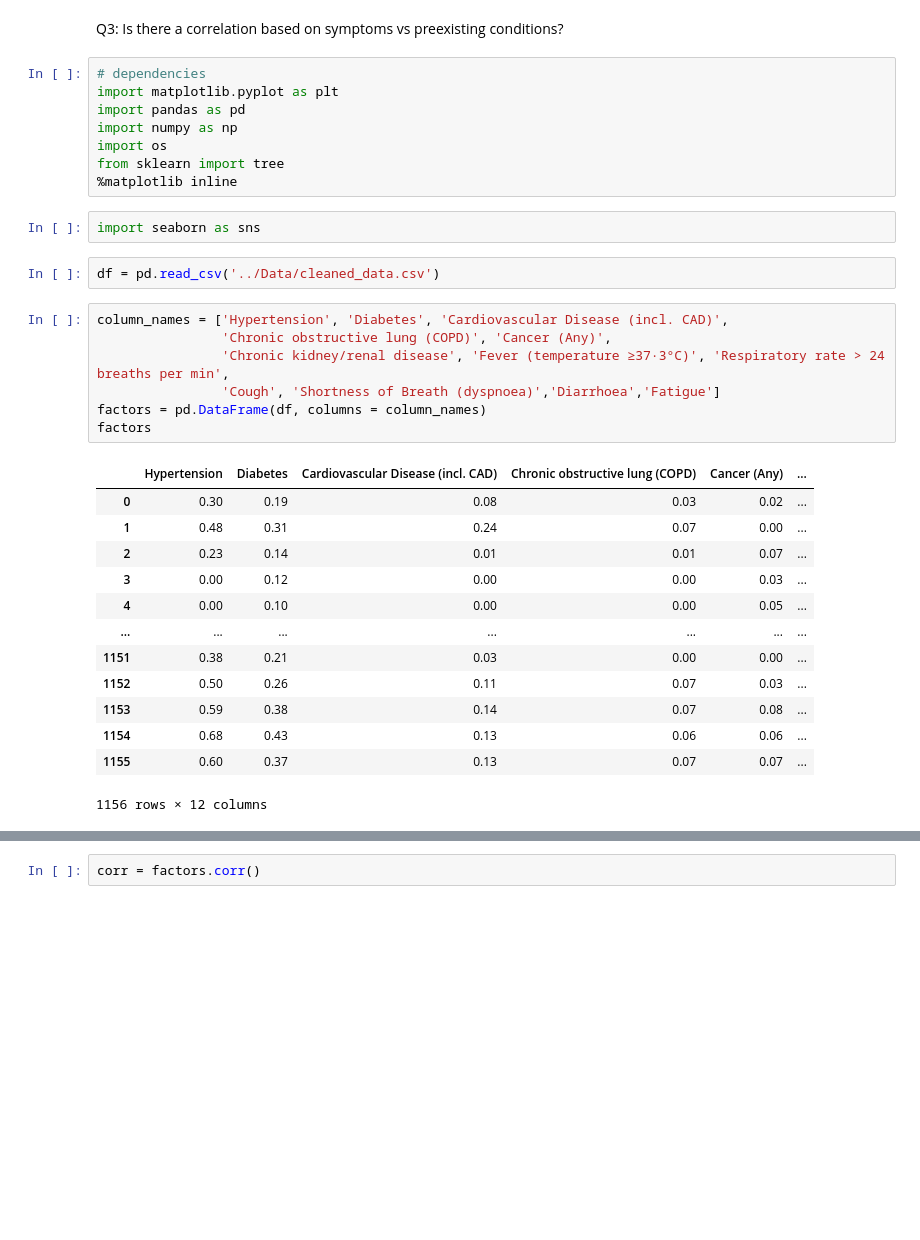
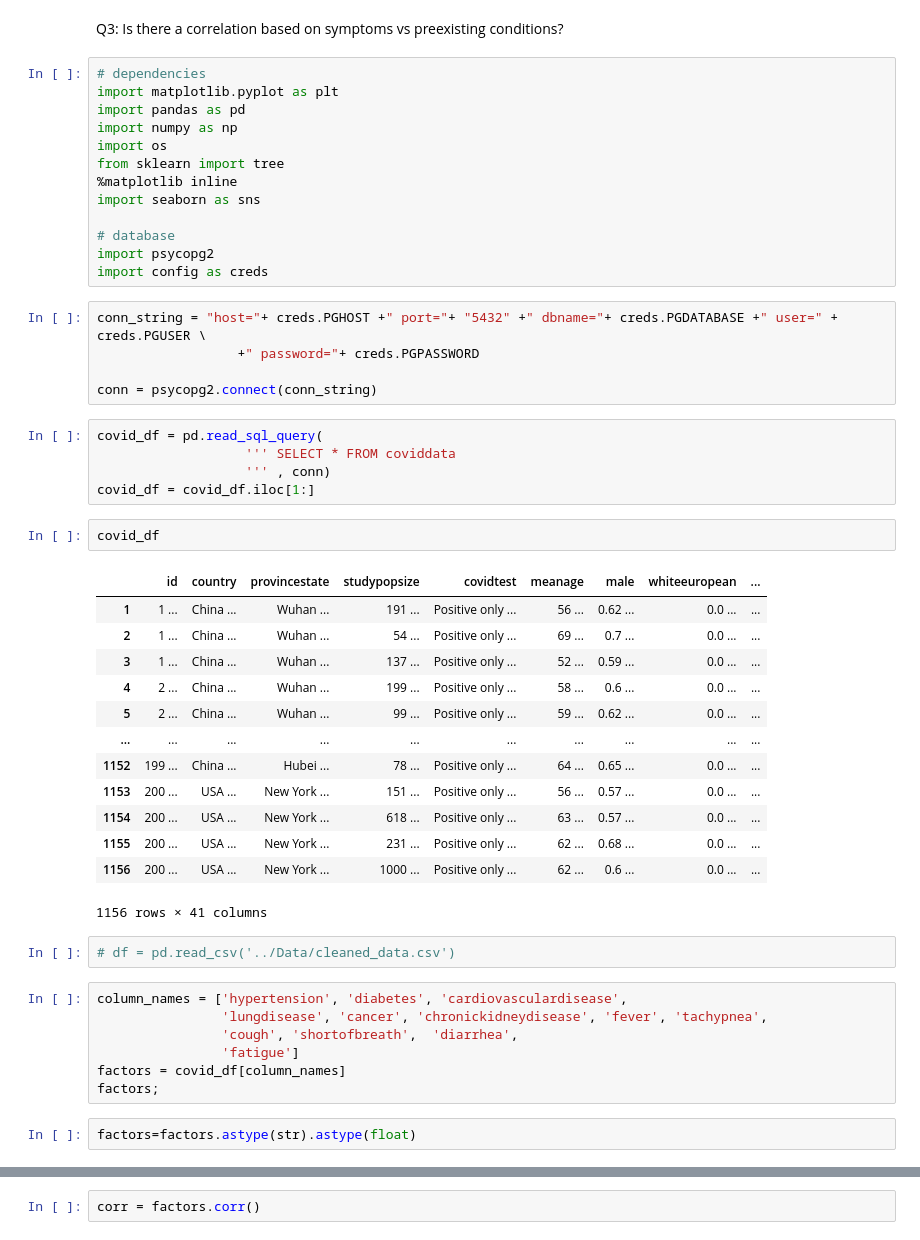
Before and after one commit to stellakk75/COVID-19RiskCalc, a Jupyter notebook: Clean_Analysis/MachineLearningQ3.ipynb, the cells around one changed output, grey strips where cells are left out. Cells and saved outputs as stored; diff of their text form; blank space fills up the shorter version.

```diff
--- a/Clean_Analysis/MachineLearningQ3.ipynb
+++ b/Clean_Analysis/MachineLearningQ3.ipynb
@@ -8,31 +8,48 @@ import numpy as np
 import os
 from sklearn import tree
 %matplotlib inline
+import seaborn as sns
+
+# database
+import psycopg2
+import config as creds
 # %%
-import seaborn as sns
+conn_string = "host="+ creds.PGHOST +" port="+ "5432" +" dbname="+ creds.PGDATABASE +" user=" + creds.PGUSER \
+                  +" password="+ creds.PGPASSWORD
+
+conn = psycopg2.connect(conn_string)
+# %%
+covid_df = pd.read_sql_query(
+                   ''' SELECT * FROM coviddata
+                   ''' , conn)
+covid_df = covid_df.iloc[1:]
+# %%
+covid_df
+# %% [output]
+|  | id | country | provincestate | studypopsize | covidtest | meanage | male | whiteeuropean | ... |
+| 1 | 1 ... | China ... | Wuhan ... | 191 ... | Positive only ... | 56 ... | 0.62 ... | 0.0 ... | ... |
+| 2 | 1 ... | China ... | Wuhan ... | 54 ... | Positive only ... | 69 ... | 0.7 ... | 0.0 ... | ... |
+| 3 | 1 ... | China ... | Wuhan ... | 137 ... | Positive only ... | 52 ... | 0.59 ... | 0.0 ... | ... |
+| 4 | 2 ... | China ... | Wuhan ... | 199 ... | Positive only ... | 58 ... | 0.6 ... | 0.0 ... | ... |
+| 5 | 2 ... | China ... | Wuhan ... | 99 ... | Positive only ... | 59 ... | 0.62 ... | 0.0 ... | ... |
+| ... | ... | ... | ... | ... | ... | ... | ... | ... | ... |
+| 1152 | 199 ... | China ... | Hubei ... | 78 ... | Positive only ... | 64 ... | 0.65 ... | 0.0 ... | ... |
+| 1153 | 200 ... | USA ... | New York ... | 151 ... | Positive only ... | 56 ... | 0.57 ... | 0.0 ... | ... |
+| 1154 | 200 ... | USA ... | New York ... | 618 ... | Positive only ... | 63 ... | 0.57 ... | 0.0 ... | ... |
+| 1155 | 200 ... | USA ... | New York ... | 231 ... | Positive only ... | 62 ... | 0.68 ... | 0.0 ... | ... |
+| 1156 | 200 ... | USA ... | New York ... | 1000 ... | Positive only ... | 62 ... | 0.6 ... | 0.0 ... | ... |
+1156 rows × 41 columns
 # %%
-df = pd.read_csv('../Data/cleaned_data.csv')
+# df = pd.read_csv('../Data/cleaned_data.csv')
 # %%
-column_names = ['Hypertension', 'Diabetes', 'Cardiovascular Disease (incl. CAD)',
-                'Chronic obstructive lung (COPD)', 'Cancer (Any)',
-                'Chronic kidney/renal disease', 'Fever (temperature ≥37·3°C)', 'Respiratory rate > 24 breaths per min',
-                'Cough', 'Shortness of Breath (dyspnoea)','Diarrhoea','Fatigue']
-factors = pd.DataFrame(df, columns = column_names)
-factors
+column_names = ['hypertension', 'diabetes', 'cardiovasculardisease',
+                'lungdisease', 'cancer', 'chronickidneydisease', 'fever', 'tachypnea',
+                'cough', 'shortofbreath',  'diarrhea',
+                'fatigue']
+factors = covid_df[column_names]
+factors;
-# %% [output]
-|  | Hypertension | Diabetes | Cardiovascular Disease (incl. CAD) | Chronic obstructive lung (COPD) | Cancer (Any) | ... |
-| 0 | 0.30 | 0.19 | 0.08 | 0.03 | 0.02 | ... |
-| 1 | 0.48 | 0.31 | 0.24 | 0.07 | 0.00 | ... |
-| 2 | 0.23 | 0.14 | 0.01 | 0.01 | 0.07 | ... |
-| 3 | 0.00 | 0.12 | 0.00 | 0.00 | 0.03 | ... |
-| 4 | 0.00 | 0.10 | 0.00 | 0.00 | 0.05 | ... |
-| ... | ... | ... | ... | ... | ... | ... |
-| 1151 | 0.38 | 0.21 | 0.03 | 0.00 | 0.00 | ... |
-| 1152 | 0.50 | 0.26 | 0.11 | 0.07 | 0.03 | ... |
-| 1153 | 0.59 | 0.38 | 0.14 | 0.07 | 0.08 | ... |
-| 1154 | 0.68 | 0.43 | 0.13 | 0.06 | 0.06 | ... |
-| 1155 | 0.60 | 0.37 | 0.13 | 0.07 | 0.07 | ... |
-1156 rows × 12 columns
+# %%
+factors=factors.astype(str).astype(float)
 # %%
 factors.corr()
 # %% [output]
```
Also changed, not shown: parts of 3 cells of this notebook, 10 other files.
